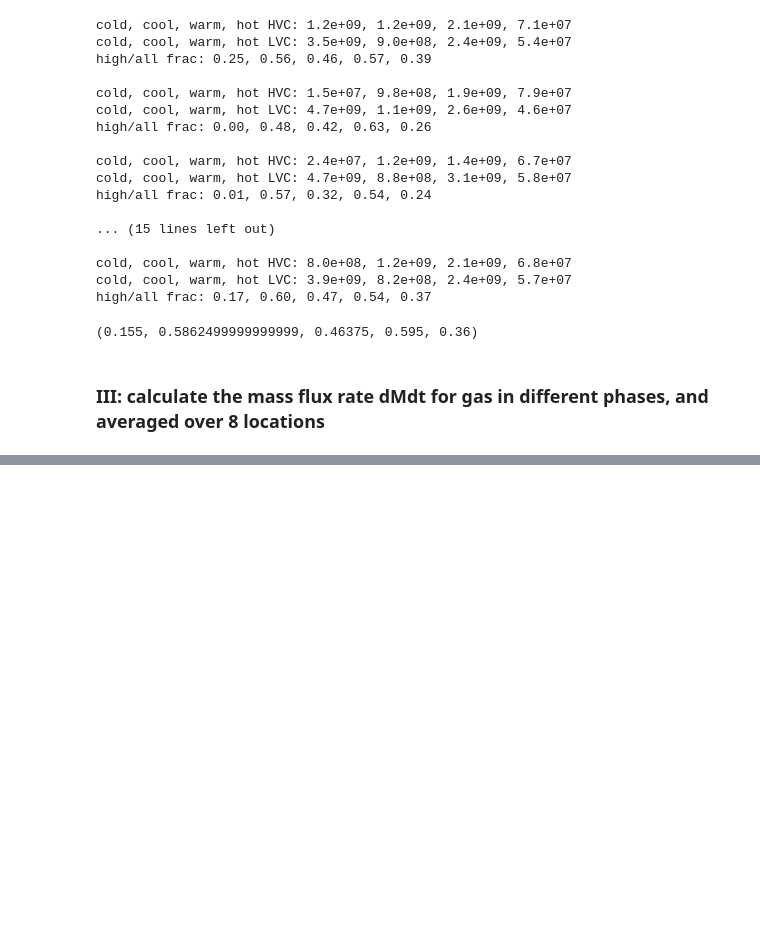
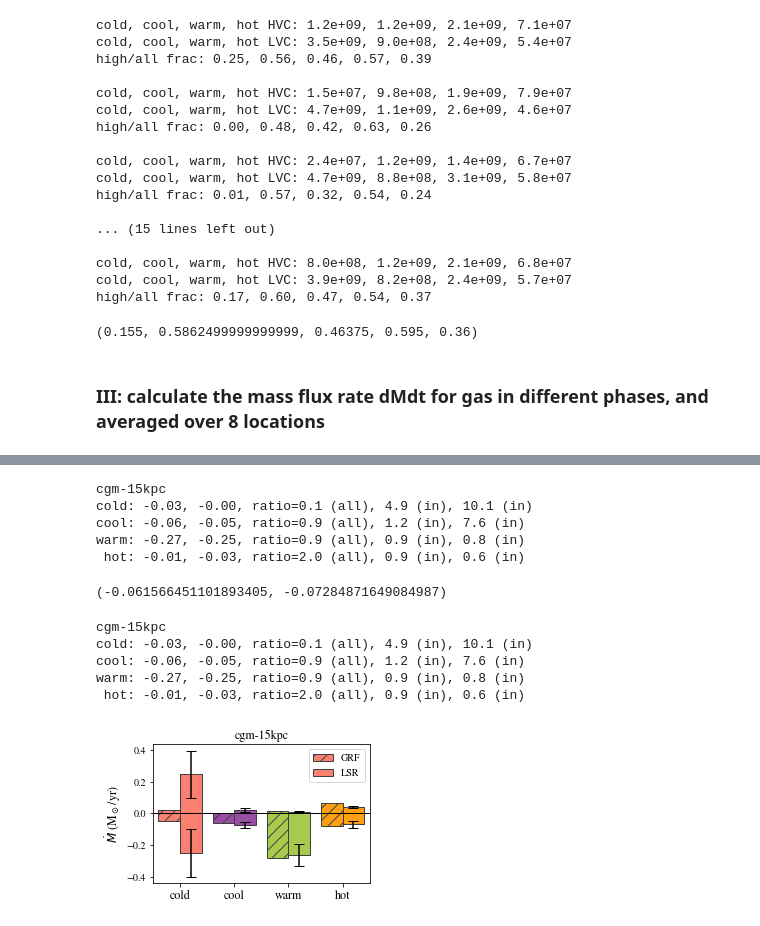
Before and after one commit to foggie-sims/foggie, a Jupyter notebook: foggie/mocky_way/dMdv_dMdt.ipynb, the cells around one changed output, grey strips where cells are left out. Drawn from its saved outputs; the diff is of its cells as text; code cells hidden in the pictures; blank space fills up the shorter version.

```diff
--- a/foggie/mocky_way/dMdv_dMdt.ipynb
+++ b/foggie/mocky_way/dMdv_dMdt.ipynb
@@ -422,7 +556,7 @@ np.mean(cold_hvc_frac), np.mean(cool_hvc_frac), np.mean(warm_hvc_frac), np.mean(
 # %%
 sim_name = 'nref11n_nref10f'
 dd_name = 'DD2175'
-obj_tag = 'cgm-rvir'# 'cgm-15kpc'# 'cgm-rvir'
+obj_tag = 'cgm-15kpc' # 'cgm-15kpc'# 'cgm-rvir'
 # %%
 ## for gc values
 file_gc = 'figs/dM_dt/fits/nref11n_nref10f_DD2175_dMdt_%s_halo_center.fits'%(obj_tag)
@@ -480,7 +614,7 @@ gray = plt.cm.Greys(0.8)
 # %%
 gc_color = plt.cm.Greys(0.6)
 sun_color = plt.cm.Oranges(0.5)
-fs = 16
+fs = 12
 # %%
 labels = ['cold', 'cool', 'warm', 'hot']
 in_gc = [cold_in_gc, cool_in_gc, warm_in_gc, hot_in_gc]
@@ -534,0 +631,34 @@ fig.savefig('figs/dM_dt/flux_grf_lsr_hist_%s.pdf'%(obj_tag))
+# %%
+print(obj_tag)
+for i in range(4):
+    a = in_gc[i]+out_gc[i]
+    b = in_sun[i]+out_sun[i]
+    c = b/a
+    d = in_sun[i]/in_gc[i]
+    e = out_sun[i]/out_gc[i]
+    print('%4s: %.2f, %.2f, ratio=%.1f (all), %.1f (in), %.1f (in)'%(labels[i], a, b, c, d, e))
+# %% [output]
+cgm-15kpc
+cold: -0.03, -0.00, ratio=0.1 (all), 4.9 (in), 10.1 (in)
+cool: -0.06, -0.05, ratio=0.9 (all), 1.2 (in), 7.6 (in)
+warm: -0.27, -0.25, ratio=0.9 (all), 0.9 (in), 0.8 (in)
+ hot: -0.01, -0.03, ratio=2.0 (all), 0.9 (in), 0.6 (in)
+# %%
+in_gc[1], in_sun[1]
+# %% [output]
+(-0.061566451101893405, -0.07284871649084987)
+# %%
+print(obj_tag)
+for i in range(4):
+    a = in_gc[i]+out_gc[i]
+    b = in_sun[i]+out_sun[i]
+    c = b/a
+    d = in_sun[i]/in_gc[i]
+    e = out_sun[i]/out_gc[i]
+    print('%4s: %.2f, %.2f, ratio=%.1f (all), %.1f (in), %.1f (in)'%(labels[i], a, b, c, d, e))
+# %% [output]
+cgm-15kpc
+cold: -0.03, -0.00, ratio=0.1 (all), 4.9 (in), 10.1 (in)
+cool: -0.06, -0.05, ratio=0.9 (all), 1.2 (in), 7.6 (in)
+warm: -0.27, -0.25, ratio=0.9 (all), 0.9 (in), 0.8 (in)
+ hot: -0.01, -0.03, ratio=2.0 (all), 0.9 (in), 0.6 (in)
@@ -534,0 +671,38 @@ fig.savefig('figs/dM_dt/flux_grf_lsr_hist_%s.pdf'%(obj_tag))
+# %%
+x = np.arange(len(labels))  # the label locations
+width = 0.4  # the width of the bars
+
+fig, ax = plt.subplots(figsize=(4, 2.7))
+barlist1 = ax.bar(x - width/2, in_gc, width, label='GRF',
+                  color=colors, hatch='//', edgecolor=gray)
+barlist2 = ax.bar(x - width/2, out_gc, width, label=None,
+                  color=colors, hatch='//', edgecolor=gray)
+
+barlist3 = ax.bar(x + width/2, in_sun, width, label='LSR',
+                  color=colors, edgecolor=gray, yerr=in_sun_std, ecolor='black', capsize=5)
+barlist4 = ax.bar(x + width/2, out_sun, width, label=None,
+                  color=colors, edgecolor=gray, yerr=out_sun_std, ecolor='black', capsize=5)
+
+# Add some text for labels, title and custom x-axis tick labels, etc.
+ax.set_ylabel(r'$\dot{M}$ (M$_\odot$/yr)', fontsize=fs)
+ax.set_title(obj_tag, fontsize=fs)
+ax.set_xticks(x)
+ax.set_xticklabels(labels)
+ax.legend(fontsize=fs-2)
+
+xmin = -0.5
+xmax = len(labels)-0.5
+ax.set_xlim(xmin, xmax)
+# ax.set_yscale('symlog')
+ax.hlines(0, xmin, xmax, linestyle='-', lw=1)
+# ax.minorticks_on()
+for tick in ax.xaxis.get_major_ticks():
+    tick.label.set_fontsize(fs)
+for tick in ax.yaxis.get_major_ticks():
+    tick.label.set_fontsize(fs-2)
+fig.tight_layout()
+
+plt.show()
+fig.savefig('figs/dM_dt/flux_grf_lsr_hist_%s.pdf'%(obj_tag))
+# %% [output]
+[figure, added]
```
Also changed, not shown: parts of 9 cells of this notebook, 29 other files.
